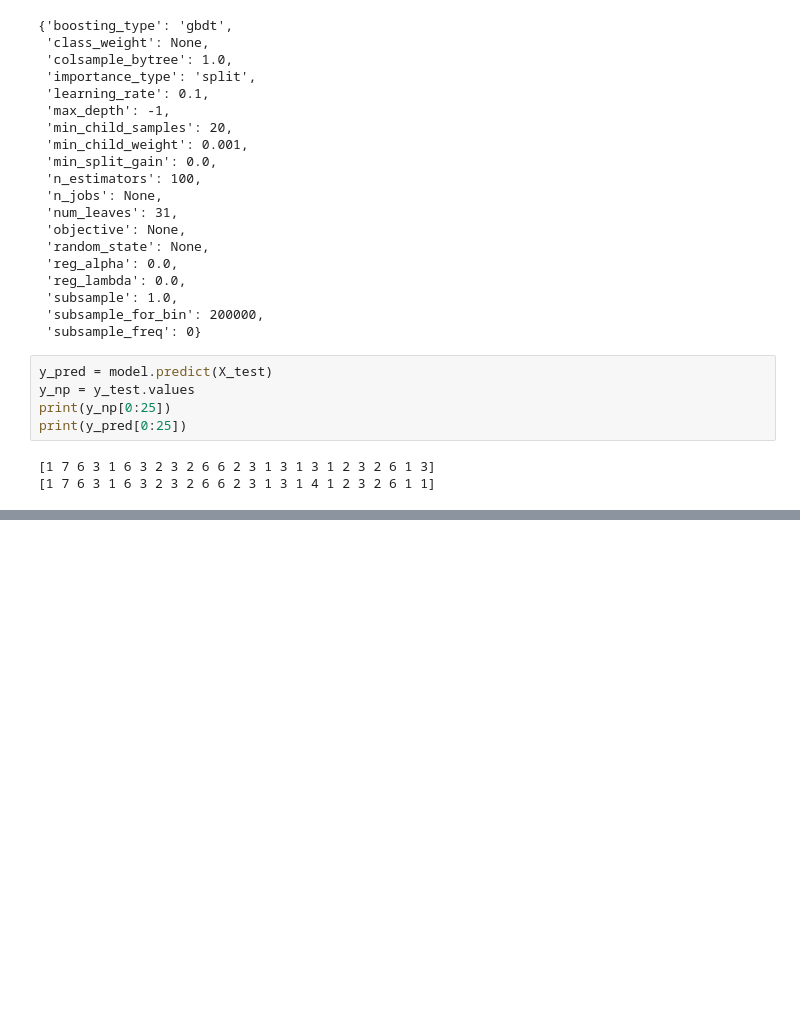
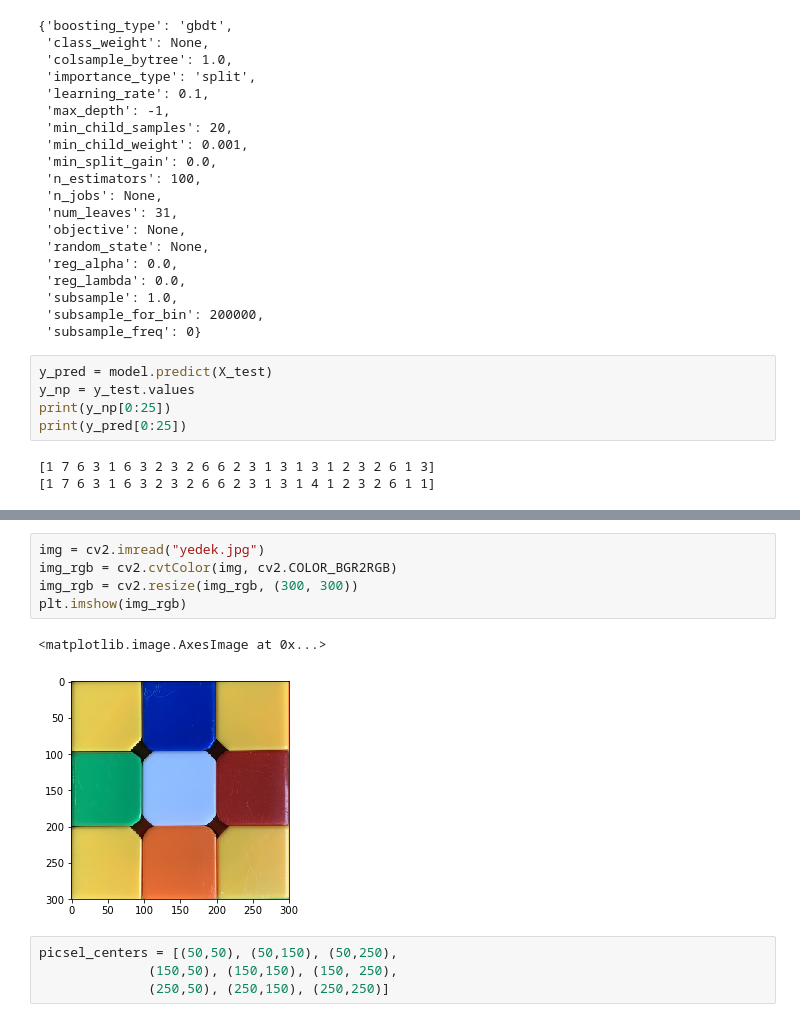
Before and after one commit to tolgaSelimoglu/Rubiclab, a Jupyter notebook: AI/colorDetection/colorDetection.ipynb, the cells around one changed output, grey strips where cells are left out. Drawn from its saved outputs; the diff is of its cells as text; blank space fills up the shorter version.

```diff
--- a/AI/colorDetection/colorDetection.ipynb
+++ b/AI/colorDetection/colorDetection.ipynb
@@ -129,3 +168,15 @@ rmse = np.sqrt(mse)
 print(rmse)
 # %% [output]
 1.4644830415004182
+# %%
+img = cv2.imread("yedek.jpg")
+img_rgb = cv2.cvtColor(img, cv2.COLOR_BGR2RGB)
+img_rgb = cv2.resize(img_rgb, (300, 300))
+plt.imshow(img_rgb)
+# %% [output]
+<matplotlib.image.AxesImage at 0x...>
+[figure, added]
+# %%
+picsel_centers = [(50,50), (50,150), (50,250),
+              (150,50), (150,150), (150, 250),
+              (250,50), (250,150), (250,250)]
```
Also changed, not shown: parts of 12 cells of this notebook.
